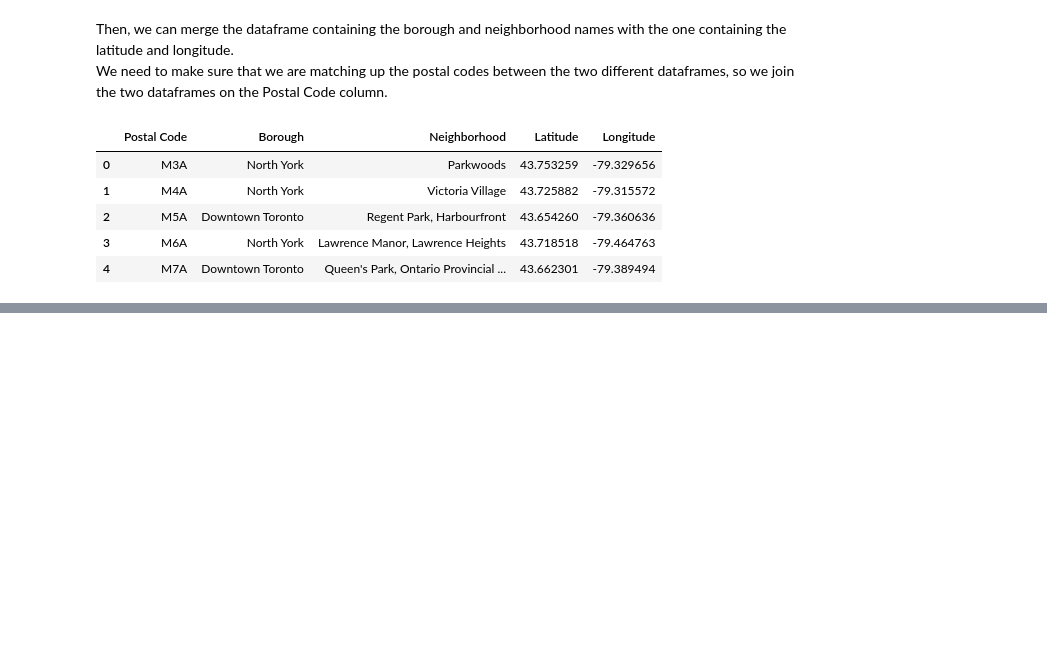
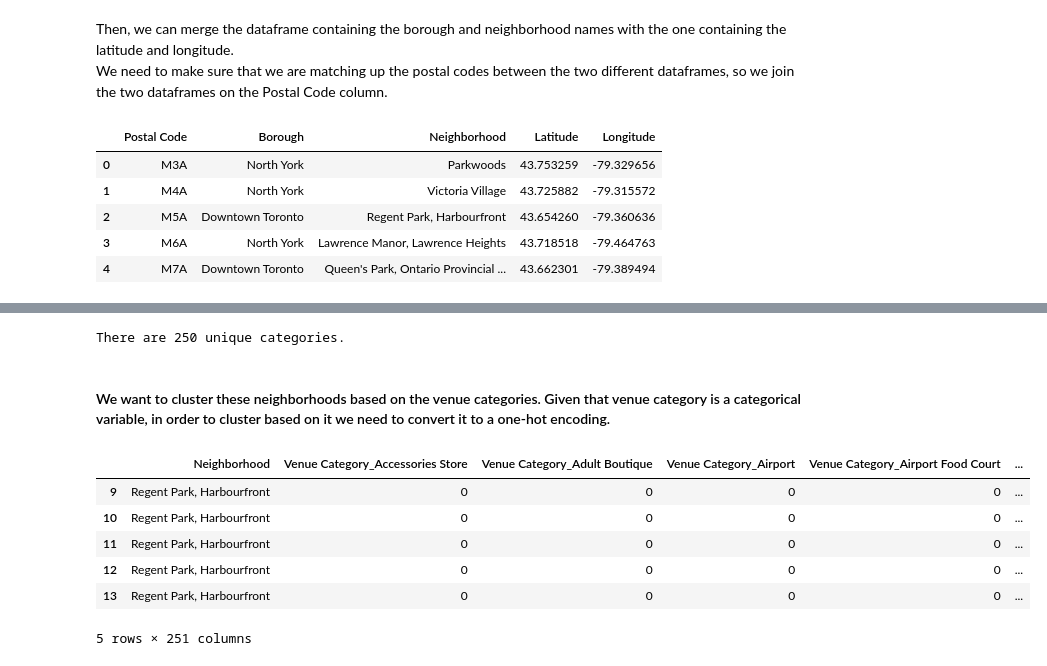
Before and after one commit to BrandonWiebe/Coursera_Capstone, a Jupyter notebook: Week 3 Assignment.ipynb, the cells around one changed output, grey strips where cells are left out. Drawn from its saved outputs; the diff is of its cells as text; code cells hidden in the pictures; blank space fills up the shorter version.

```diff
--- a/Week 3 Assignment.ipynb
+++ b/Week 3 Assignment.ipynb
@@ -133,0 +170,20 @@ df.head()
+# %%
+g = geocoder.osm("Toronto, Ontario")
+toronto = g.latlng
+# %%
+map_toronto = folium.Map(location=toronto, zoom_start=11)
+
+for lat, long, borough, neighborhood in zip(df['Latitude'], df['Longitude'], df['Borough'], df['Neighborhood']):
+    label = '{}, {}'.format(neighborhood, borough)
+    label = folium.Popup(label, parse_html=True)
+    folium.CircleMarker(
+        [lat, long],
+        radius=5,
+        popup=label,
+        color='blue',
+        fill=True,
+        fill_color='#3186cc',
+        fill_opacity=0.7,
+        parse_html=False).add_to(map_toronto)
+
+map_toronto
@@ -133,0 +311,20 @@ df.head()
+# %%
+print("There are {} unique categories.".format(len(filtered_toronto_venues['Venue Category'].unique())))
+# %% [output]
+There are 250 unique categories.
+# %% [markdown]
+#### We want to cluster these neighborhoods based on the venue categories. Given that venue category is a categorical variable, in order to cluster based on it we need to convert it to a one-hot encoding.
+# %%
+toronto_onehot = pd.get_dummies(filtered_toronto_venues[["Venue Category"]])
+
+toronto_onehot['Neighborhood'] = filtered_toronto_venues['Neighborhood']
+toronto_onehot = toronto_onehot[["Neighborhood"] + list(toronto_onehot.columns)[:-1]]
+toronto_onehot.head()
+# %% [output]
+|  | Neighborhood | Venue Category_Accessories Store | Venue Category_Adult Boutique | Venue Category_Airport | Venue Category_Airport Food Court | ... |
+| 9 | Regent Park, Harbourfront | 0 | 0 | 0 | 0 | ... |
+| 10 | Regent Park, Harbourfront | 0 | 0 | 0 | 0 | ... |
+| 11 | Regent Park, Harbourfront | 0 | 0 | 0 | 0 | ... |
+| 12 | Regent Park, Harbourfront | 0 | 0 | 0 | 0 | ... |
+| 13 | Regent Park, Harbourfront | 0 | 0 | 0 | 0 | ... |
+5 rows × 251 columns
```
Also changed, not shown: parts of 29 cells of this notebook.
